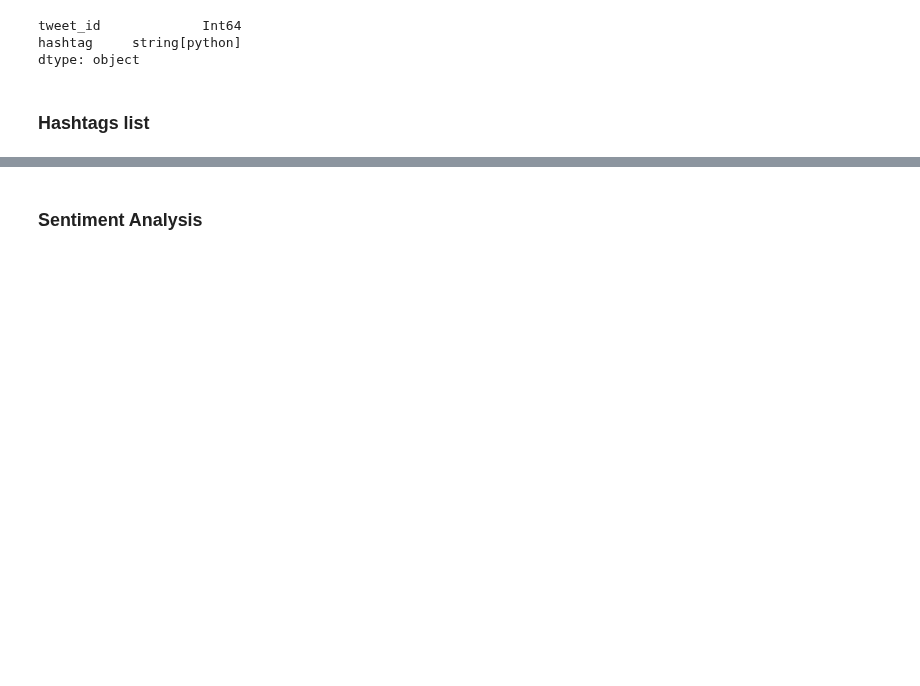
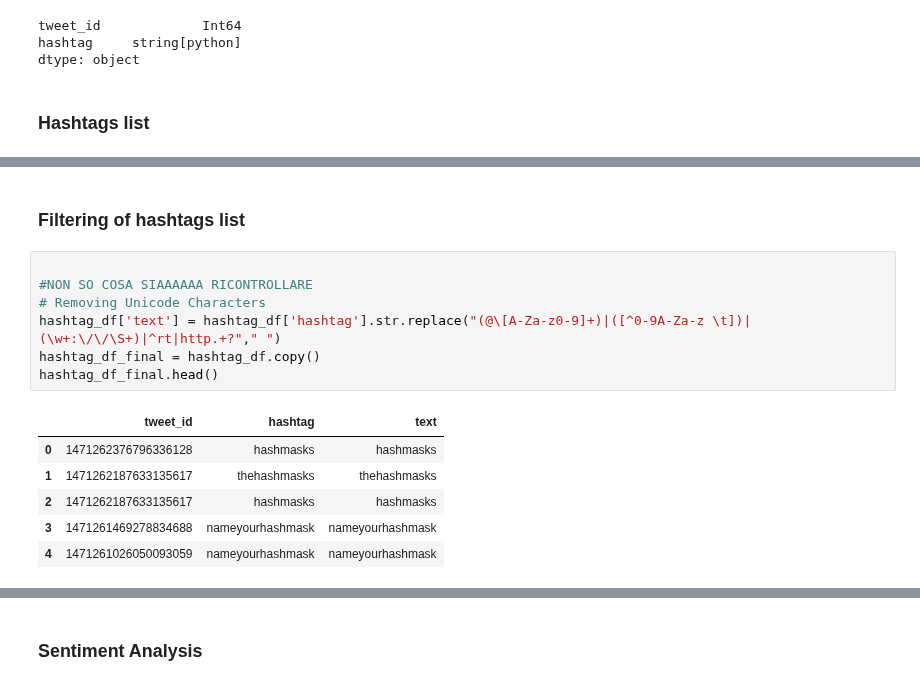
Before and after one commit to riccardospini98/Blockchain, a Jupyter notebook: tweet_SA.ipynb, the cells around one changed output, grey strips where cells are left out. Drawn from its saved outputs; the diff is of its cells as text; blank space fills up the shorter version.

```diff
--- a/tweet_SA.ipynb
+++ b/tweet_SA.ipynb
@@ -390,0 +383,16 @@ KeyboardInterrupt:
+# %% [markdown]
+### Filtering of hashtags list
+# %%
+
+#NON SO COSA SIAAAAAA RICONTROLLARE
+# Removing Unicode Characters
+hashtag_df['text'] = hashtag_df['hashtag'].str.replace("(@\[A-Za-z0-9]+)|([^0-9A-Za-z \t])|(\w+:\/\/\S+)|^rt|http.+?"," ")
+hashtag_df_final = hashtag_df.copy()
+hashtag_df_final.head()
+# %% [output]
+|  | tweet_id | hashtag | text |
+| 0 | 1471262376796336128 | hashmasks | hashmasks |
+| 1 | 1471262187633135617 | thehashmasks | thehashmasks |
+| 2 | 1471262187633135617 | hashmasks | hashmasks |
+| 3 | 1471261469278834688 | nameyourhashmask | nameyourhashmask |
+| 4 | 1471261026050093059 | nameyourhashmask | nameyourhashmask |
```
Also changed, not shown: parts of 7 cells of this notebook.
